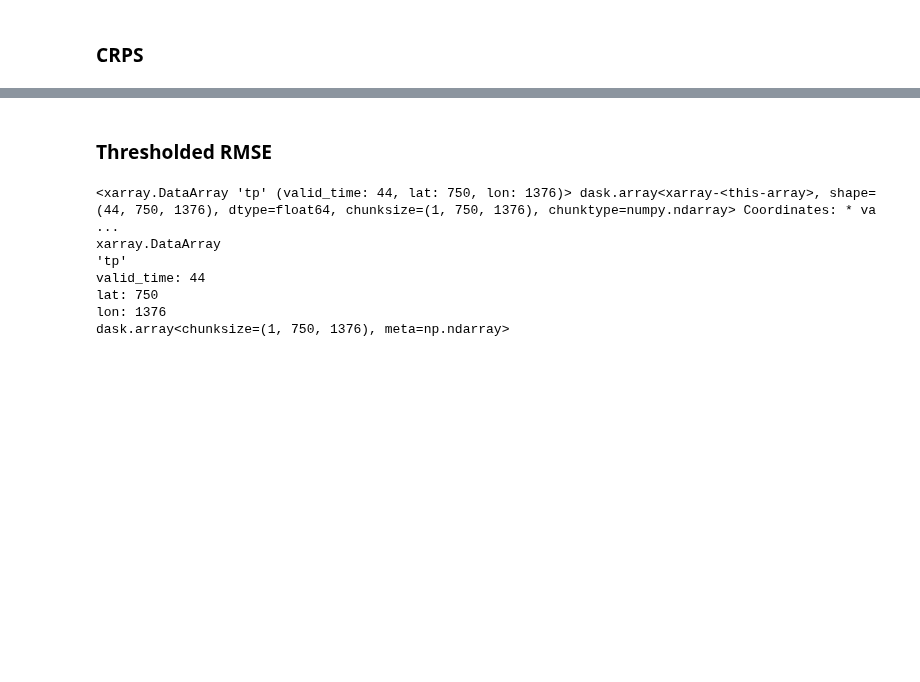
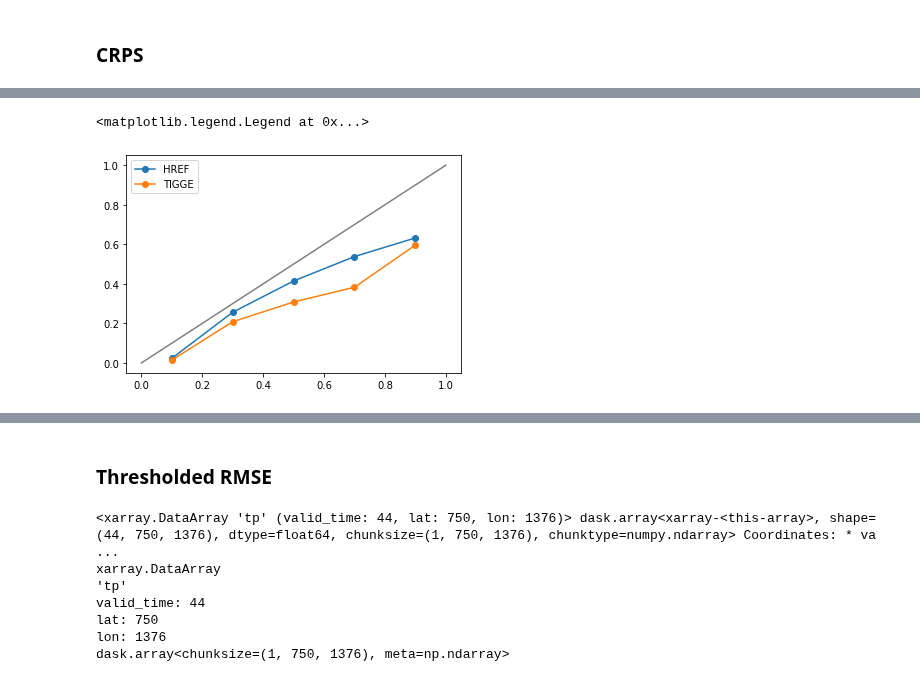
Before and after one commit to raspstephan/nwp-downscale, a Jupyter notebook: notebooks/18-Evaluation-Refactored.ipynb, the cells around one changed output, grey strips where cells are left out. Drawn from its saved outputs; the diff is of its cells as text; code cells hidden in the pictures; blank space fills up the shorter version.

Commit message:
First version of HREF evaluation

```diff
--- a/notebooks/18-Evaluation-Refactored.ipynb
+++ b/notebooks/18-Evaluation-Refactored.ipynb
@@ -45,7 +93,7 @@ total_mask = mrms_mask * hrrr_mask
 # %%
 # total_mask = total_mask.isel(lat=slice(0, -6))
 # %%
-total_mask = total_mask.assign_coords({'lat': interp.lat.values, 'lon': interp.lon.values})
+total_mask = total_mask.assign_coords({'lat': ds_test.mrms.lat.values, 'lon': ds_test.mrms.lon.values})
 # %%
 total_mask.plot()
 # %% [output]
@@ -104,7 +104,7 @@ Loading data
 # %%
 mrms = ds_test.mrms.rename({'time': 'valid_time'}).where(total_mask)
 # %%
-mrms = mrms.isel(valid_time=slice(1, None))
+mrms = mrms.isel(valid_time=slice(2, None))
 # %% [markdown]
 ## Interpolation baseline
 # %%
@@ -138,7 +154,7 @@ hrrr.load()
 # %% [markdown]
 ## HREF baseline
 # %%
-href = xr.open_mfdataset('/home/jupyter/data//href/4km/total_precipitation/202001*.nc')
+href = xr.open_mfdataset('/home/jupyter/data//href/4km/total_precipitation/2020*.nc')
 # %%
 href = href.tp.diff('lead_time').sel(lead_time=np.timedelta64(12, 'h'))
 # %%
@@ -192,0 +249,11 @@ array(0.32329276)
+# %%
+threshold = 1
+rel_href = xs.reliability(mrms>threshold, (href>threshold).mean('member'))
+rel_interp = xs.reliability(mrms>threshold, (interp_ens>threshold).mean('member'))
+plt.plot([0, 1], [0, 1], c='gray')
+plt.plot(rel_href.forecast_probability, rel_href, marker='o', label='HREF')
+plt.plot(rel_interp.forecast_probability, rel_interp, marker='o', label='TIGGE')
+plt.legend()
+# %% [output]
+<matplotlib.legend.Legend at 0x...>
+[figure, added]
```
Also changed, not shown: parts of 27 cells of this notebook.
